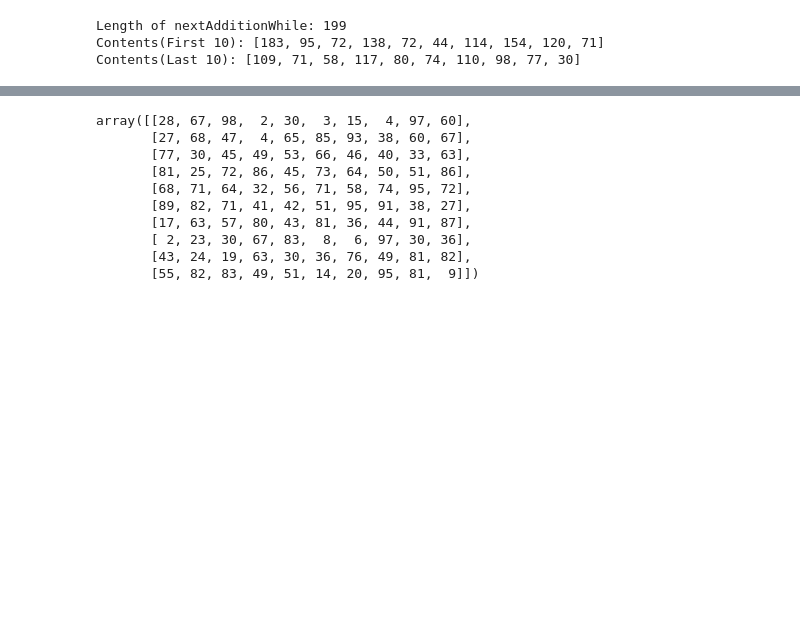
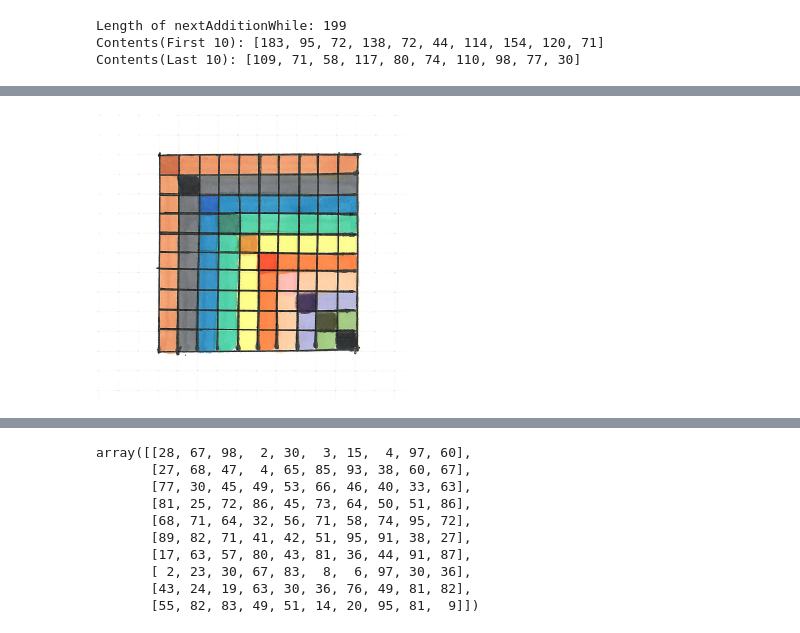
Before and after one commit to TheDarkTrumpet/BAIS-6040-0EXP-spr2021, a Jupyter notebook: homework/Midterm.ipynb, the cells around one changed output, grey strips where cells are left out. Cells and saved outputs as stored; diff of their text form; code cells hidden in the pictures; blank space fills up the shorter version.

Commit message:
Found the image isn't rendering properly in gitlab, decided to python-ize it instead

```diff
--- a/homework/Midterm.ipynb
+++ b/homework/Midterm.ipynb
@@ -180,0 +175,5 @@ Look at the output, draw this out on paper, and try with a smaller data set to g
+# %%
+from IPython.display import display, Image
+display(Image(filename='midterm.03.png'))
+# %% [output]
+[figure, added]
```
Also changed, not shown: parts of 2 cells of this notebook.
